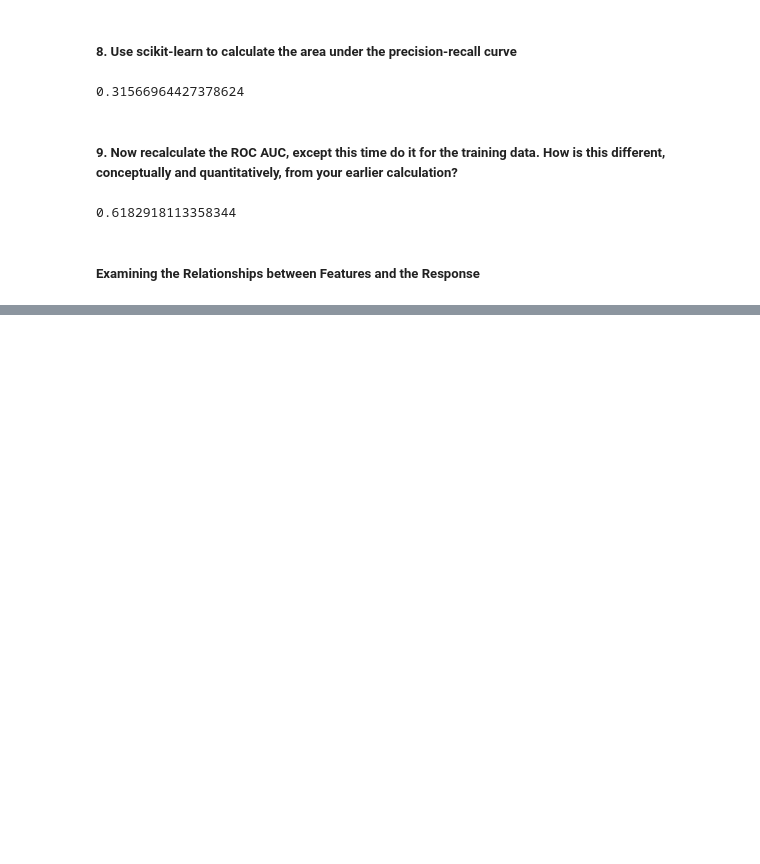
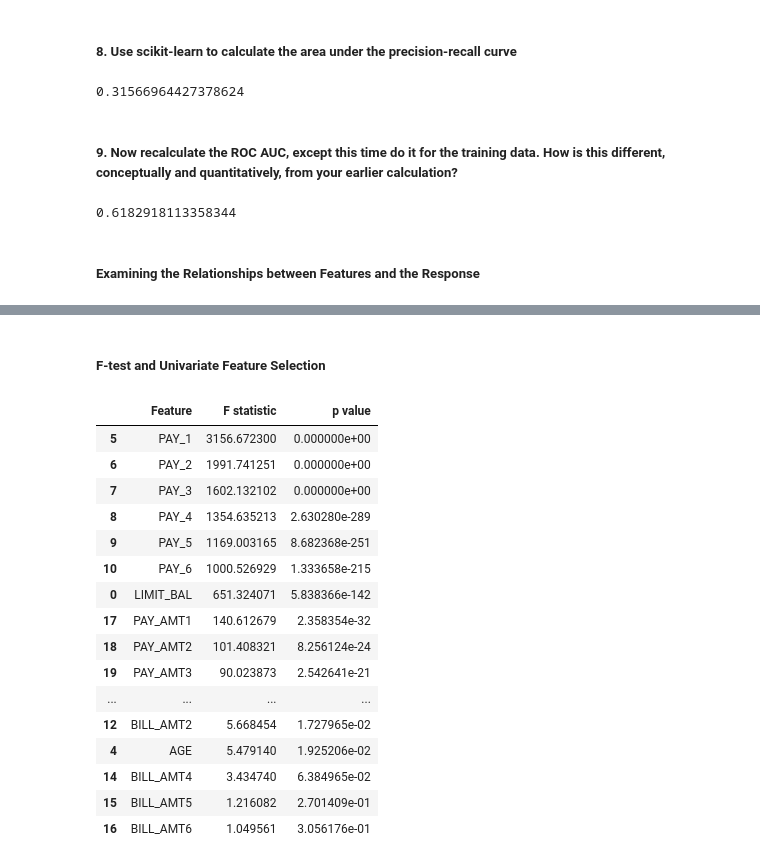
Before and after one commit to danzpy/book-data-science-projects-with-python, a Jupyter notebook: predicao-bons-pagadores.ipynb, the cells around one changed output, grey strips where cells are left out. Saved outputs shown, nothing was run; the diff lists cells and outputs as text; code cells hidden in the pictures; blank space fills up the shorter version.

Commit message:
F-test

```diff
--- a/predicao-bons-pagadores.ipynb
+++ b/predicao-bons-pagadores.ipynb
@@ -608,0 +613,2 @@ df
+# %% [markdown]
+##### F-test and Univariate Feature Selection
@@ -608,0 +623,24 @@ df
+# %%
+f_test_df = pd.DataFrame({'Feature':features_to_analyse[:-1],
+                        'F statistic':f_stat,
+                        'p value':f_p_value})
+# %%
+f_test_df.sort_values('p value')
+# %% [output]
+|  | Feature | F statistic | p value |
+| 5 | PAY_1 | 3156.672300 | 0.000000e+00 |
+| 6 | PAY_2 | 1991.741251 | 0.000000e+00 |
+| 7 | PAY_3 | 1602.132102 | 0.000000e+00 |
+| 8 | PAY_4 | 1354.635213 | 2.630280e-289 |
+| 9 | PAY_5 | 1169.003165 | 8.682368e-251 |
+| 10 | PAY_6 | 1000.526929 | 1.333658e-215 |
+| 0 | LIMIT_BAL | 651.324071 | 5.838366e-142 |
+| 17 | PAY_AMT1 | 140.612679 | 2.358354e-32 |
+| 18 | PAY_AMT2 | 101.408321 | 8.256124e-24 |
+| 19 | PAY_AMT3 | 90.023873 | 2.542641e-21 |
+| ... | ... | ... | ... |
+| 12 | BILL_AMT2 | 5.668454 | 1.727965e-02 |
+| 4 | AGE | 5.479140 | 1.925206e-02 |
+| 14 | BILL_AMT4 | 3.434740 | 6.384965e-02 |
+| 15 | BILL_AMT5 | 1.216082 | 2.701409e-01 |
+| 16 | BILL_AMT6 | 1.049561 | 3.056176e-01 |
```
Also changed, not shown: parts of 7 cells of this notebook.
